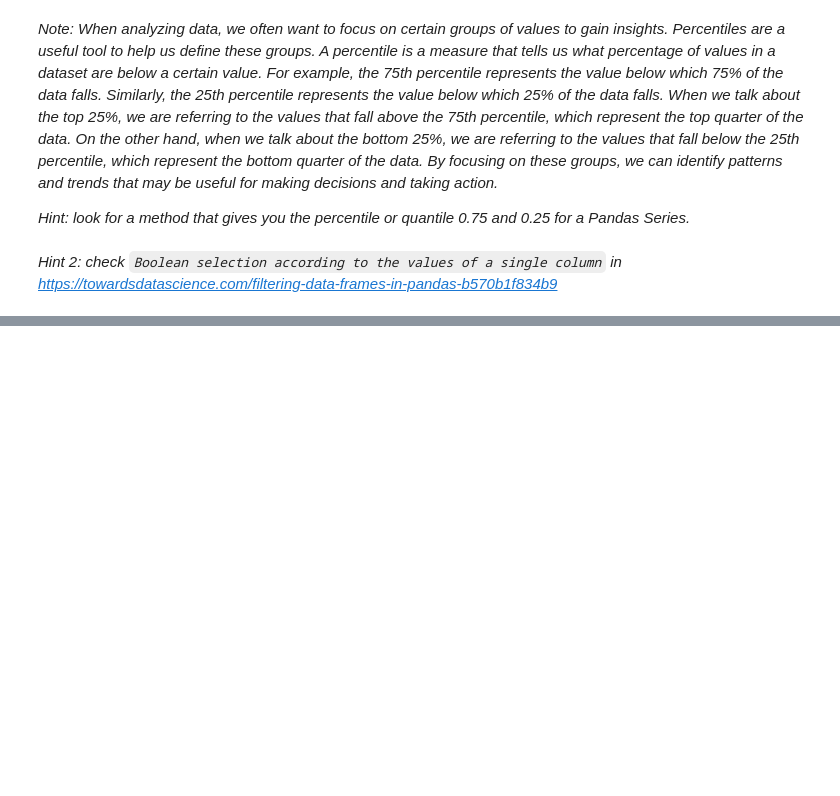
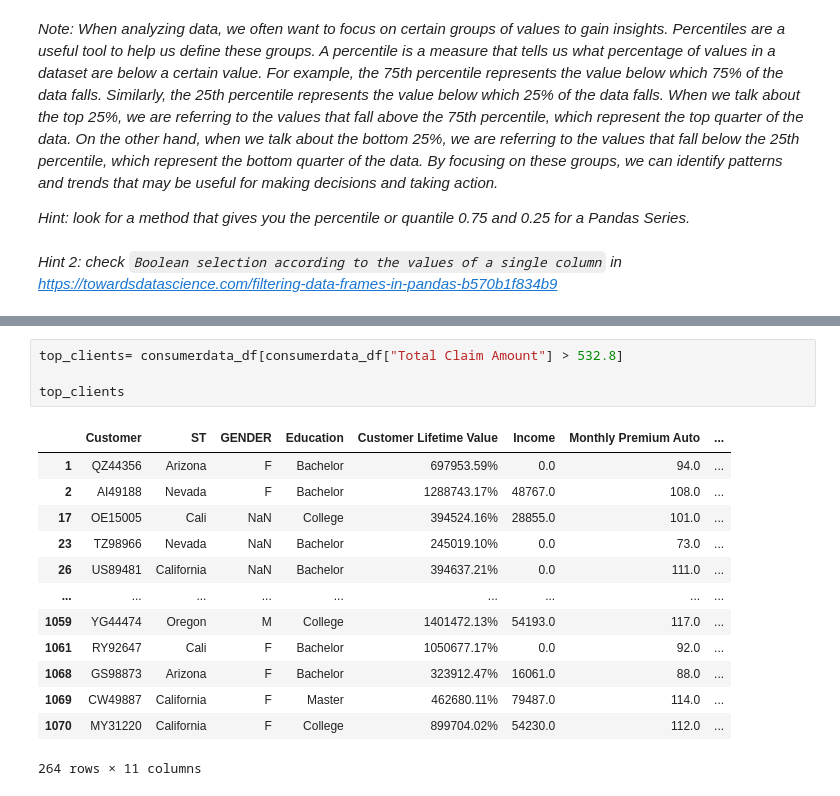
Before and after one commit to adamnowicki/lab-dw-pandas, a Jupyter notebook: lab-dw-pandas.ipynb, the cells around one changed output, grey strips where cells are left out. Cells and saved outputs as stored; diff of their text form; blank space fills up the shorter version.

```diff
--- a/lab-dw-pandas.ipynb
+++ b/lab-dw-pandas.ipynb
@@ -228,0 +262,18 @@ Instructions:
+# %%
+top_clients= consumerdata_df[consumerdata_df["Total Claim Amount"] > 532.8]
+
+top_clients
+# %% [output]
+|  | Customer | ST | GENDER | Education | Customer Lifetime Value | Income | Monthly Premium Auto | ... |
+| 1 | QZ44356 | Arizona | F | Bachelor | 697953.59% | 0.0 | 94.0 | ... |
+| 2 | AI49188 | Nevada | F | Bachelor | 1288743.17% | 48767.0 | 108.0 | ... |
+| 17 | OE15005 | Cali | NaN | College | 394524.16% | 28855.0 | 101.0 | ... |
+| 23 | TZ98966 | Nevada | NaN | Bachelor | 245019.10% | 0.0 | 73.0 | ... |
+| 26 | US89481 | California | NaN | Bachelor | 394637.21% | 0.0 | 111.0 | ... |
+| ... | ... | ... | ... | ... | ... | ... | ... | ... |
+| 1059 | YG44474 | Oregon | M | College | 1401472.13% | 54193.0 | 117.0 | ... |
+| 1061 | RY92647 | Cali | F | Bachelor | 1050677.17% | 0.0 | 92.0 | ... |
+| 1068 | GS98873 | Arizona | F | Bachelor | 323912.47% | 16061.0 | 88.0 | ... |
+| 1069 | CW49887 | California | F | Master | 462680.11% | 79487.0 | 114.0 | ... |
+| 1070 | MY31220 | California | F | College | 899704.02% | 54230.0 | 112.0 | ... |
+264 rows × 11 columns
```
Also changed, not shown: parts of 2 cells of this notebook.
